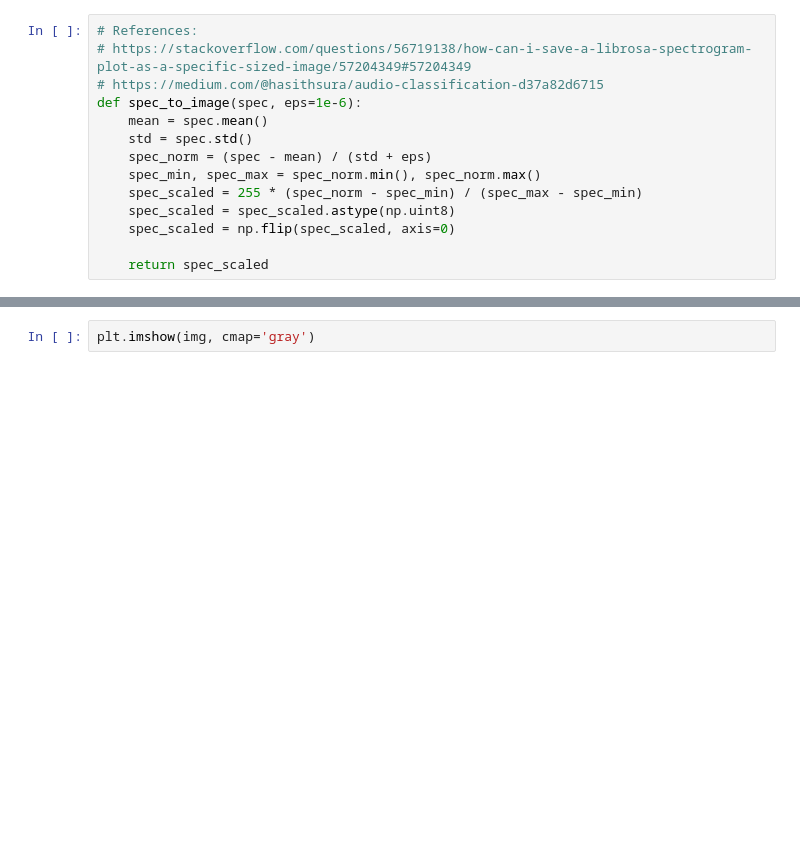
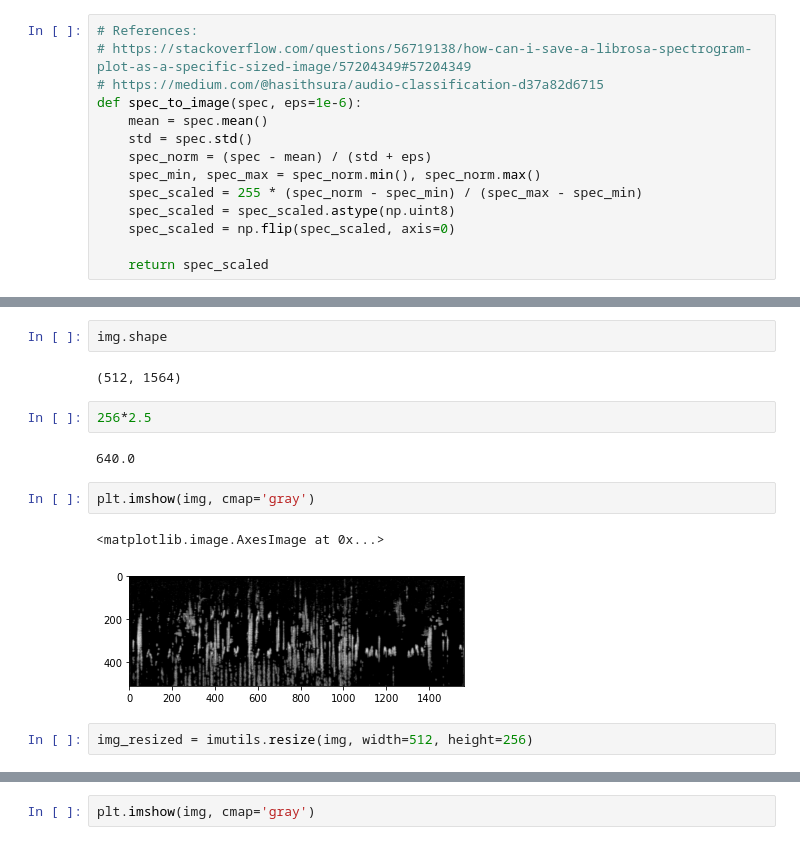
Before and after one commit to jackyho112/bird-call-identification, a Jupyter notebook: save_mel_images.ipynb, the cells around one changed output, grey strips where cells are left out. Saved outputs shown, nothing was run; the diff lists cells and outputs as text; blank space fills up the shorter version.

```diff
--- a/save_mel_images.ipynb
+++ b/save_mel_images.ipynb
@@ -57,0 +101,15 @@ first_file = './data/train_audio/aldfly/XC134874.mp3'
+# %%
+img.shape
+# %% [output]
+(512, 1564)
+# %%
+256*2.5
+# %% [output]
+640.0
+# %%
+plt.imshow(img, cmap='gray')
+# %% [output]
+<matplotlib.image.AxesImage at 0x...>
+[figure, added]
+# %%
+img_resized = imutils.resize(img, width=512, height=256)
```
Also changed, not shown: parts of 12 cells of this notebook.
